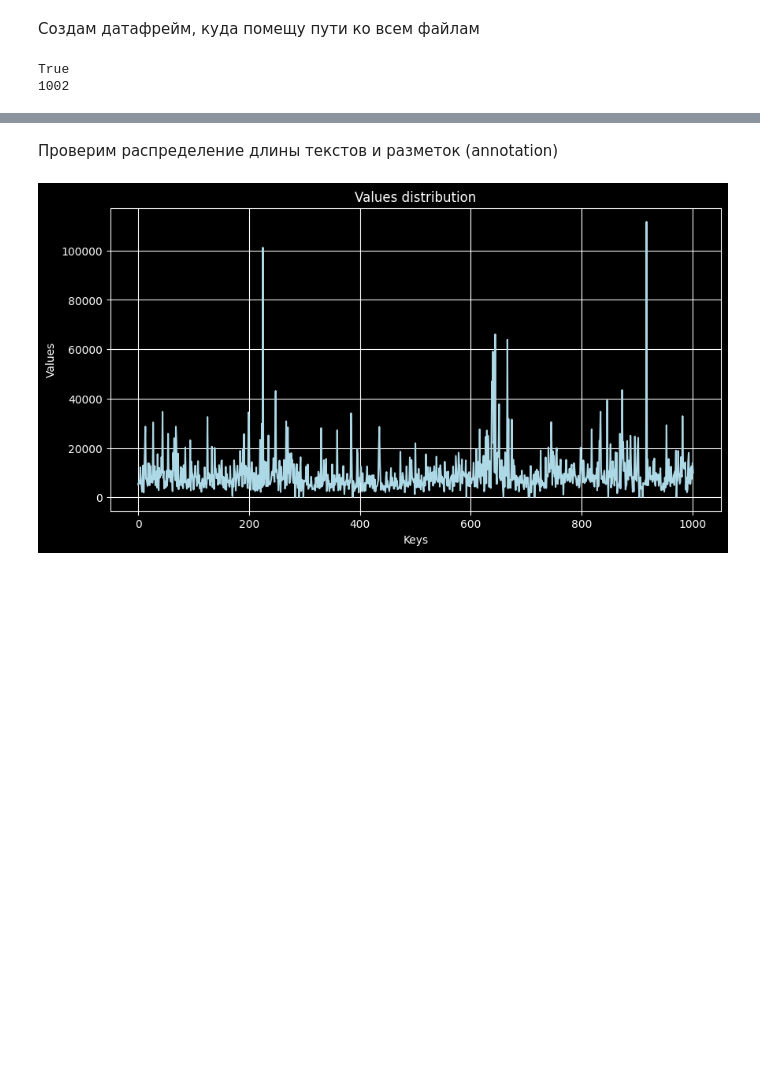
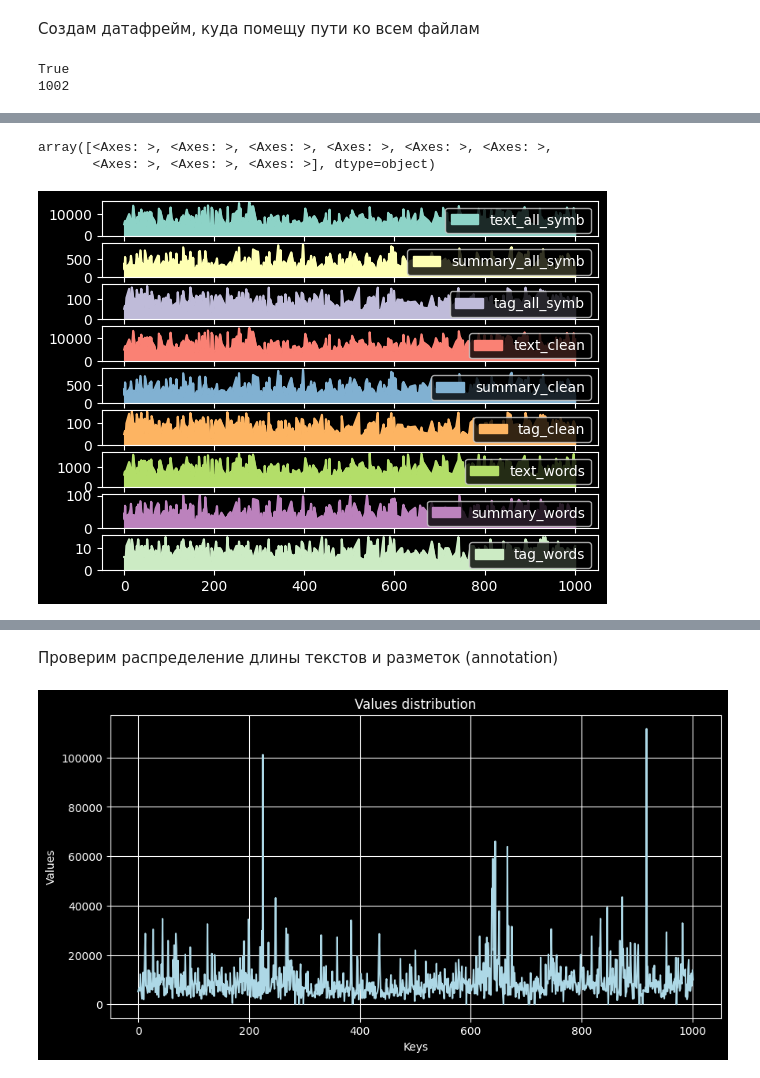
Before and after one commit to Rainfue/NLP-summary, a Jupyter notebook: Module1/Report_M1.ipynb, the cells around one changed output, grey strips where cells are left out. Drawn from its saved outputs; the diff is of its cells as text; code cells hidden in the pictures; blank space fills up the shorter version.

```diff
--- a/Module1/Report_M1.ipynb
+++ b/Module1/Report_M1.ipynb
@@ -200,0 +233,32 @@ df.head()
+# %%
+# функция для фильтрации
+def df_filter(df: pd.DataFrame, column: str, upper: float = 0.95, lower: float = 0.05):
+    '''Функция для фильтрации датасета по квартилям'''
+    #
+    upper_bound = df[column].quantile(upper)
+    #
+    lower_bound = df[column].quantile(lower)
+
+    #
+    filtered_df = df[
+        (df[column] >= lower_bound) & (df[column] <=upper_bound)
+    ]
+
+    #
+    return filtered_df.dropna()
+# %%
+print(f'Размерность до фильтрации: {df.shape}')
+
+#
+filtered_df = df.copy(deep=False)
+#
+for column in df.columns:
+    #
+    if 'int64' == df[column].dtype:
+        filtered_df = df_filter(filtered_df, column)
+    else:
+        print(column)
+
+
+print(f'Размерность после фильтрации: {filtered_df.shape}')
+filtered_df.head()
@@ -200,0 +281,6 @@ df.head()
+# %%
+filtered_df.plot(kind='area', subplots=True)
+# %% [output]
+array([<Axes: >, <Axes: >, <Axes: >, <Axes: >, <Axes: >, <Axes: >,
+       <Axes: >, <Axes: >, <Axes: >], dtype=object)
+[figure, added]
```
Also changed, not shown: parts of 42 cells of this notebook, 2 other files.
